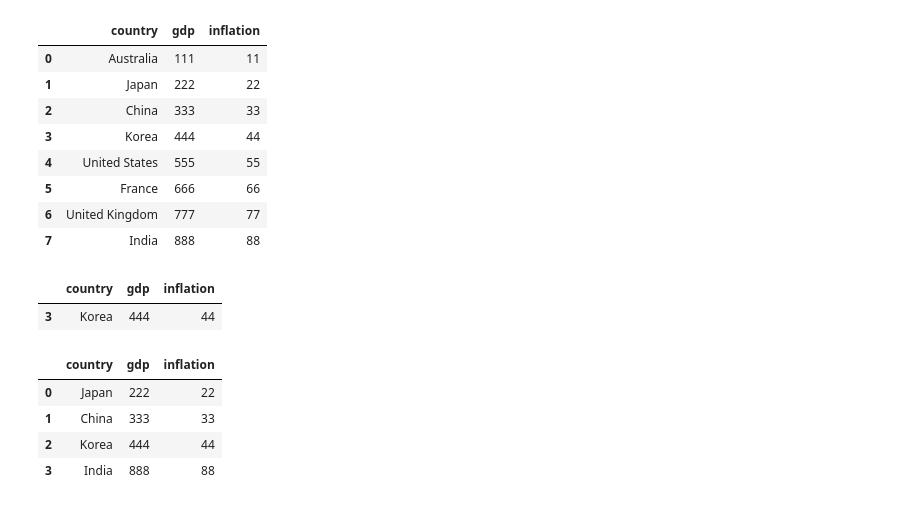
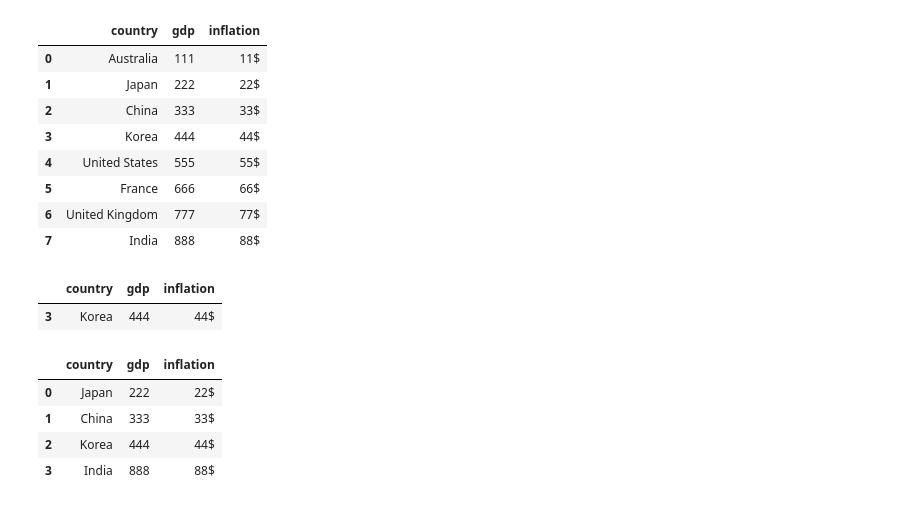
Before and after one commit to Noahardyx/Python-skills, a Jupyter notebook: Pandas/df_skills.ipynb, the cells around one changed output. Saved outputs shown, nothing was run; the diff lists cells and outputs as text; code cells hidden in the pictures.

```diff
--- a/Pandas/df_skills.ipynb
+++ b/Pandas/df_skills.ipynb
@@ -3,27 +4,33 @@ import pandas as pd
 # %%
 # 0. Create df
 df = pd.DataFrame({'country':['Australia','Japan','China','Korea','United States','France','United Kingdom','India'],
                    'gdp':[111,222,333,444,555,666,777,888],
-                   'inflation':[11,22,33,44,55,66,77,88]})
+                   'inflation':['11$','22$','33$','44$','55$','66$','77$','88$']})
+
+df1 = pd.DataFrame({'country':['Australia','Japan','China','Korea','United States','France','United Kingdom','India'],
+                   'gdp':[111,222,333,444,555,666,777,888],
+                   'inflation':['188,835,201,625.910 (US$)','tp','188,835,201,625.910 (US$)','188,835,201,625.910 (US$)','188,835,201,625.910 (US$)','188,835,201,625.910 (US$)','188,835,201,625.910 (US$)','188,835,201,625.910 (US$)']})
+
+df1 = df1.replace('tp', np.NaN)
 
 df
 # %% [output]
 |  | country | gdp | inflation |
-| 0 | Australia | 111 | 11 |
-| 1 | Japan | 222 | 22 |
-| 2 | China | 333 | 33 |
-| 3 | Korea | 444 | 44 |
-| 4 | United States | 555 | 55 |
-| 5 | France | 666 | 66 |
-| 6 | United Kingdom | 777 | 77 |
-| 7 | India | 888 | 88 |
+| 0 | Australia | 111 | 11$ |
+| 1 | Japan | 222 | 22$ |
+| 2 | China | 333 | 33$ |
+| 3 | Korea | 444 | 44$ |
+| 4 | United States | 555 | 55$ |
+| 5 | France | 666 | 66$ |
+| 6 | United Kingdom | 777 | 77$ |
+| 7 | India | 888 | 88$ |
 # %%
 # 1. Extract only one element
 
 df[df['country']=='Korea']
 # %% [output]
 |  | country | gdp | inflation |
-| 3 | Korea | 444 | 44 |
+| 3 | Korea | 444 | 44$ |
 # %%
 # 2. Extract more two element with list
 
@@ -37,7 +44,7 @@ for i in asia:
 asia_df
 # %% [output]
 |  | country | gdp | inflation |
-| 0 | Japan | 222 | 22 |
-| 1 | China | 333 | 33 |
-| 2 | Korea | 444 | 44 |
-| 3 | India | 888 | 88 |
+| 0 | Japan | 222 | 22$ |
+| 1 | China | 333 | 33$ |
+| 2 | Korea | 444 | 44$ |
+| 3 | India | 888 | 88$ |
```
Also changed, not shown: parts of 7 cells of this notebook.
